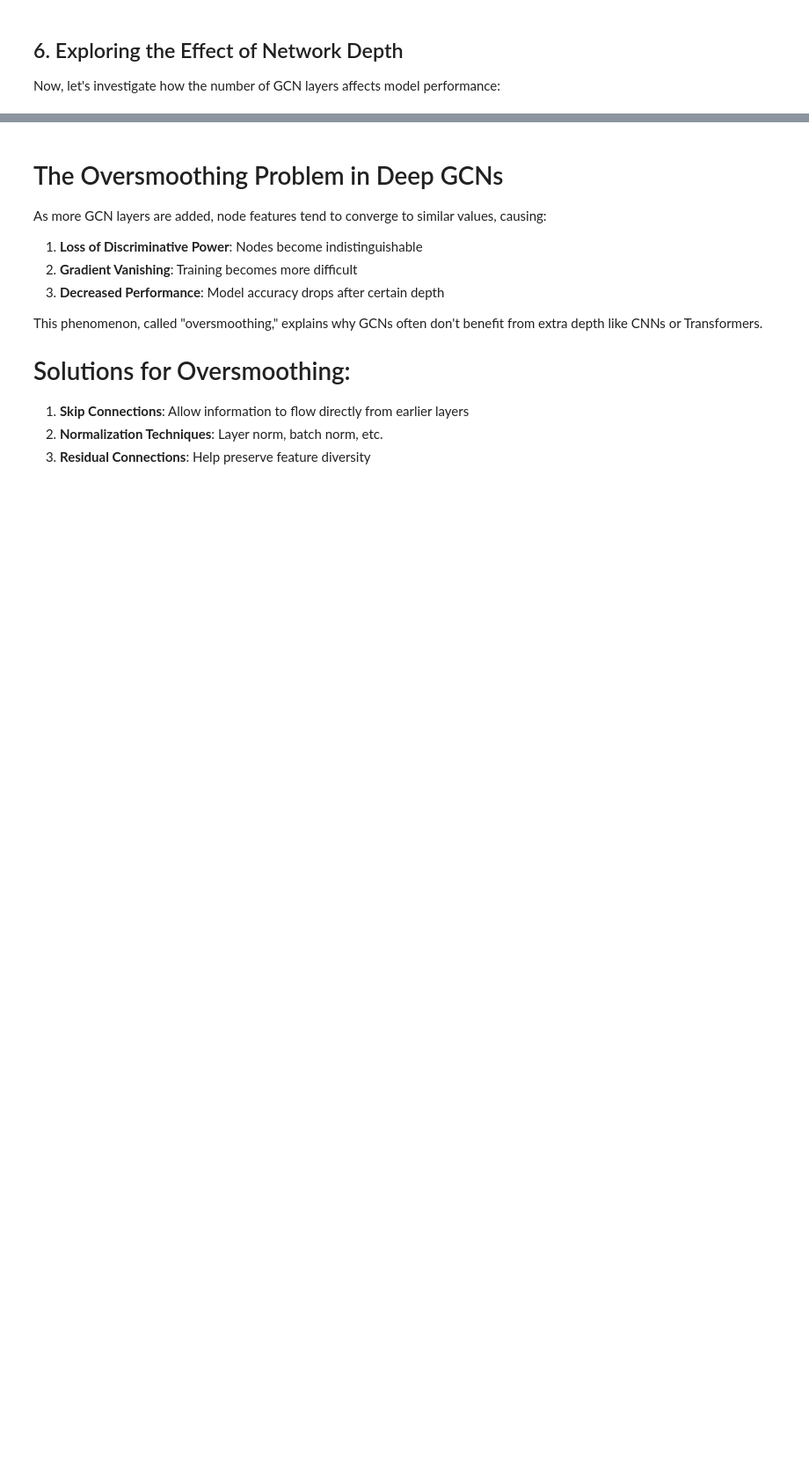
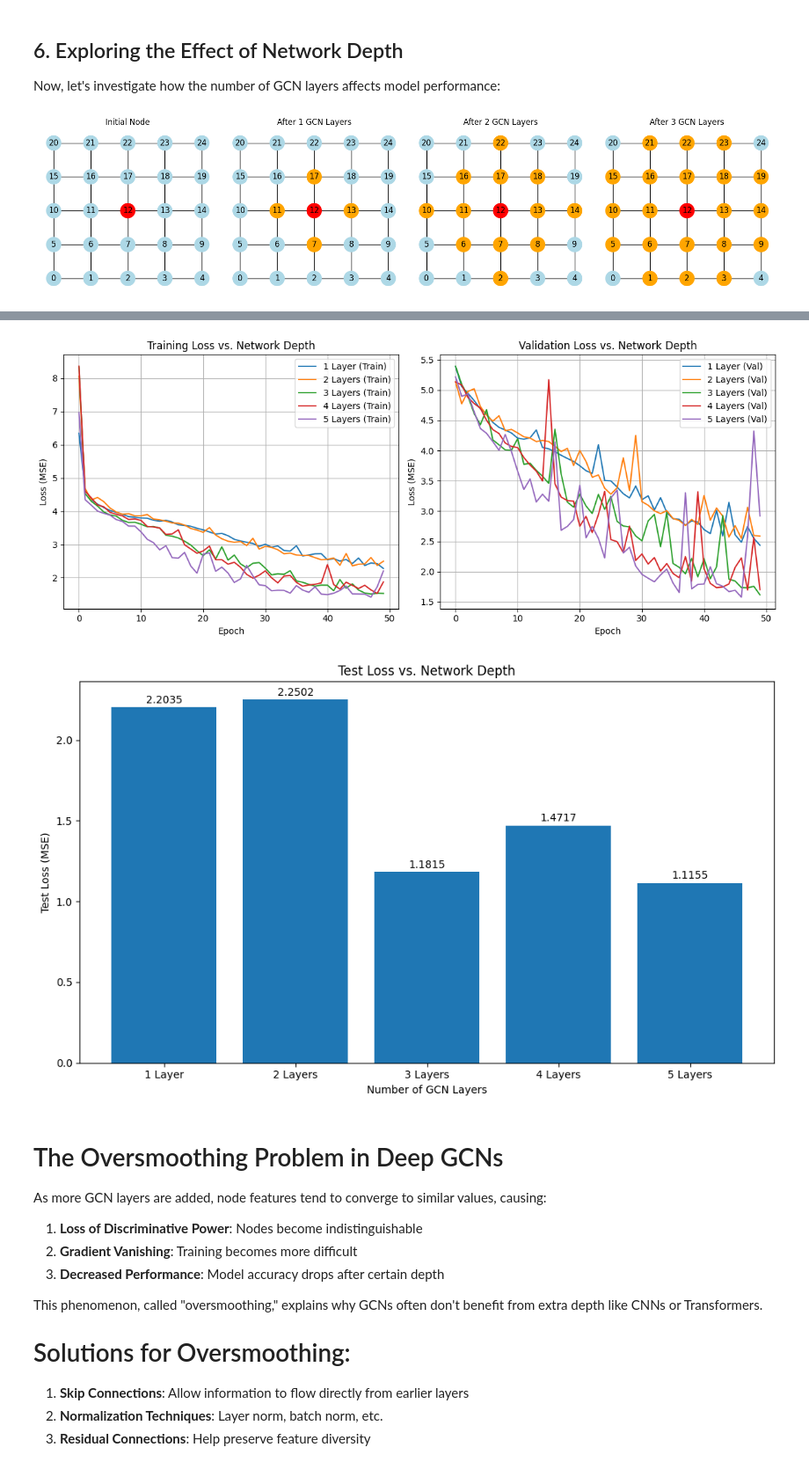
Before and after one commit to HFooladi/GNNs-For-Chemists, a Jupyter notebook: notebooks/04_GNN_GCN.ipynb, the cells around one changed output, grey strips where cells are left out. Shown at 88% size. Saved outputs shown, nothing was run; the diff lists cells and outputs as text; code cells hidden in the pictures; blank space fills up the shorter version.

```diff
--- a/notebooks/04_GNN_GCN.ipynb
+++ b/notebooks/04_GNN_GCN.ipynb
@@ -788,37 +838,32 @@ plt.grid(True)
 # Plot validation loss
 plt.subplot(1, 2, 2)
 for name, result in depth_results.items():
     plt.plot(result['val_losses'], label=f"{name} (Val)")
 plt.xlabel('Epoch')
 plt.ylabel('Loss (MSE)')
 plt.title('Validation Loss vs. Network Depth')
 plt.legend()
 plt.grid(True)
 
 plt.tight_layout()
 plt.show()
 
 # Visualize test performance
 names = list(depth_results.keys())
 test_losses = [result['test_loss'] for result in depth_results.values()]
 
 plt.figure(figsize=(10, 6))
 bars = plt.bar(names, test_losses)
 plt.xlabel('Number of GCN Layers')
 plt.ylabel('Test Loss (MSE)')
 plt.title('Test Loss vs. Network Depth')
 
 # Add value labels on the bars
 for bar, val in zip(bars, test_losses):
     plt.text(bar.get_x() + bar.get_width()/2.0, bar.get_height() + 0.01, f'{val:.4f}',
             ha='center', va='bottom')
 
 plt.tight_layout()
 plt.show()
-
-# Create a visual explanation of the oversmoothing problem
-def visualize_oversmoothing()
-
-# Explain the oversmoothing problem
-plt.figure(figsize=(10, 8))
-plt.text(0.1, 0.5)
+# %% [output]
+[figure, added]
@@ -825,3 +887,5 @@ plt.text(0.1, 0.5)
+[figure, added]
+[figure, added]
 # %% [markdown]
 # The Oversmoothing Problem in Deep GCNs
 
```
Also changed, not shown: parts of 18 cells of this notebook.
